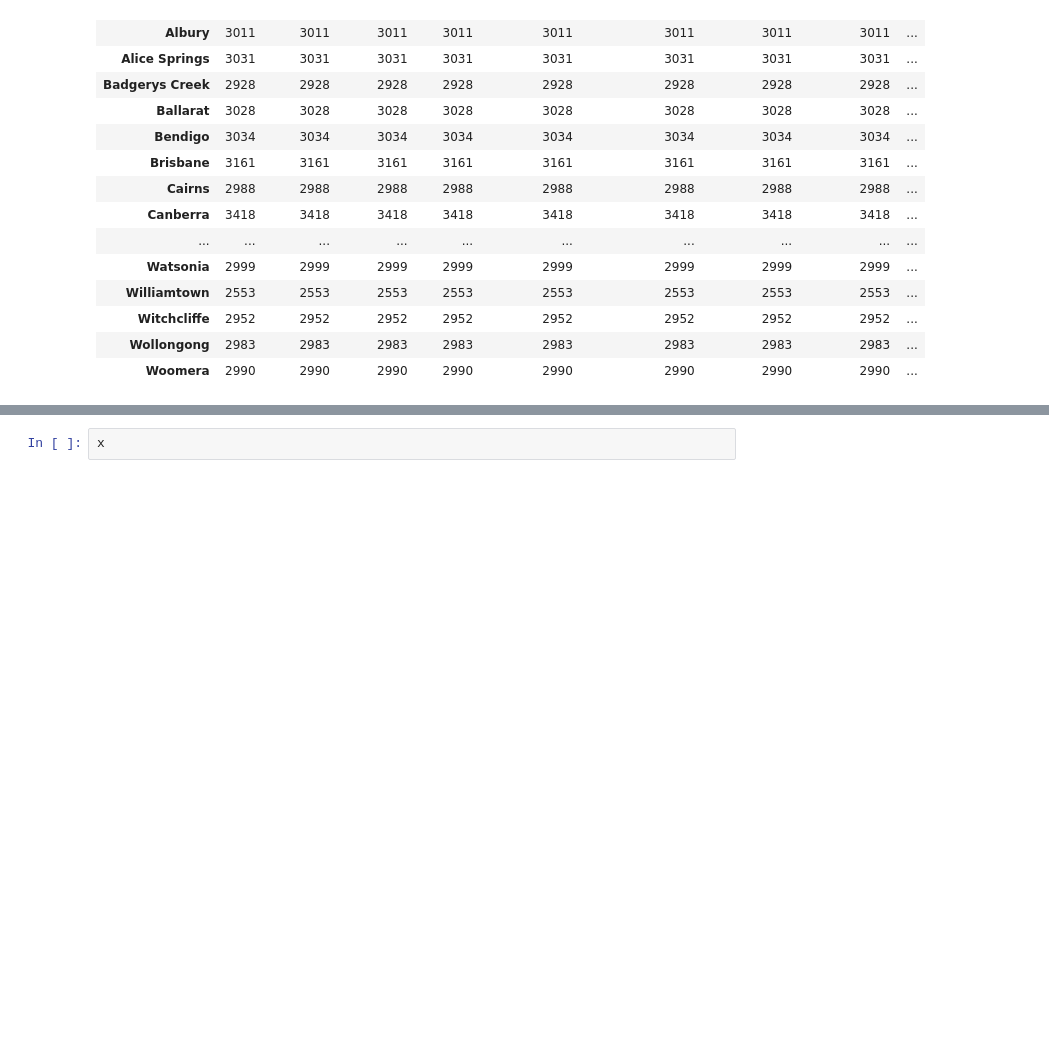
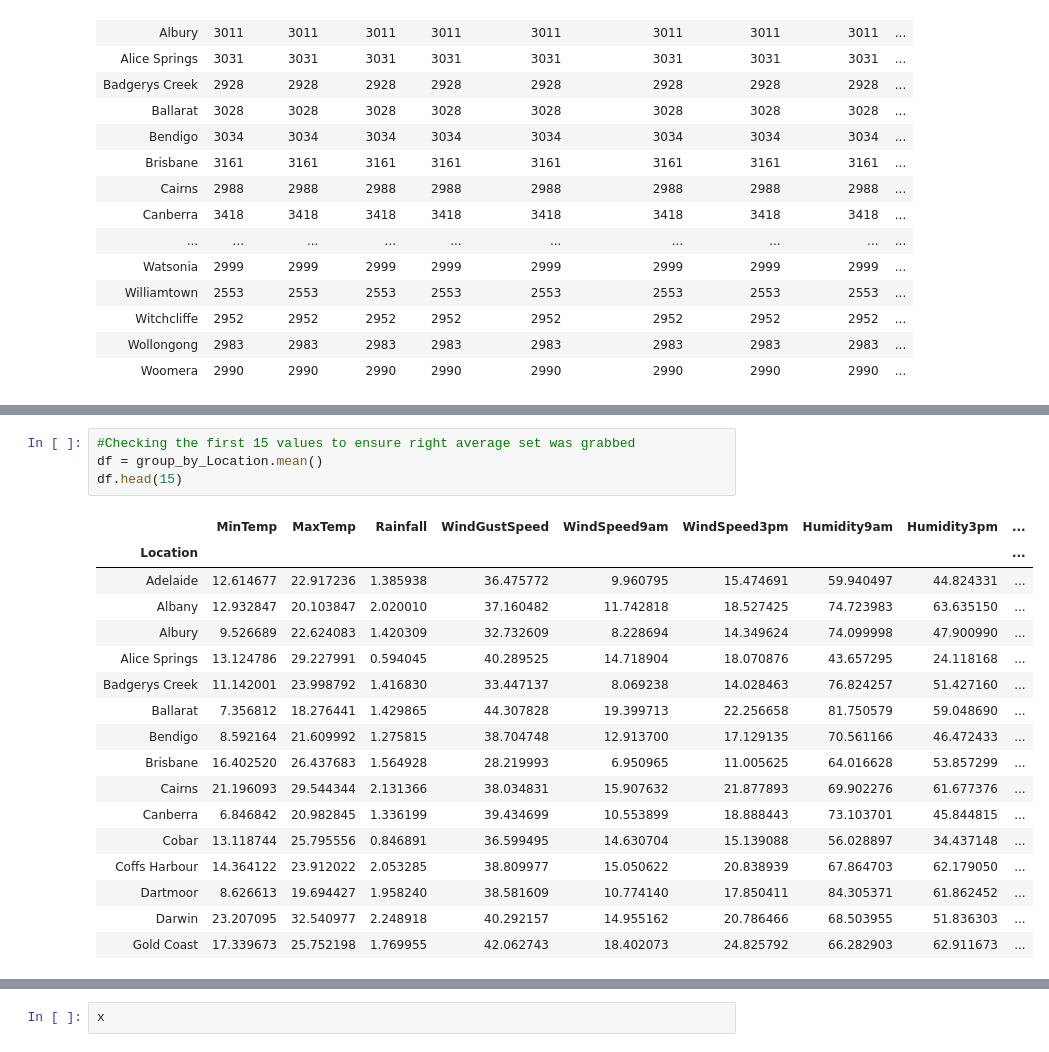
Before and after one commit to namvnngu/data-analysis-project, a Jupyter notebook: Source Code/Data Testing.ipynb, the cells around one changed output, grey strips where cells are left out. Saved outputs shown, nothing was run; the diff lists cells and outputs as text; blank space fills up the shorter version.

```diff
--- a/Source Code/Data Testing.ipynb
+++ b/Source Code/Data Testing.ipynb
@@ -123,2 +130,24 @@ df.head()
+# %%
+#Checking the first 15 values to ensure right average set was grabbed
+df = group_by_Location.mean()
+df.head(15)
+# %% [output]
+|  | MinTemp | MaxTemp | Rainfall | WindGustSpeed | WindSpeed9am | WindSpeed3pm | Humidity9am | Humidity3pm | ... |
+| Location |  |  |  |  |  |  |  |  | ... |
+| Adelaide | 12.614677 | 22.917236 | 1.385938 | 36.475772 | 9.960795 | 15.474691 | 59.940497 | 44.824331 | ... |
+| Albany | 12.932847 | 20.103847 | 2.020010 | 37.160482 | 11.742818 | 18.527425 | 74.723983 | 63.635150 | ... |
+| Albury | 9.526689 | 22.624083 | 1.420309 | 32.732609 | 8.228694 | 14.349624 | 74.099998 | 47.900990 | ... |
+| Alice Springs | 13.124786 | 29.227991 | 0.594045 | 40.289525 | 14.718904 | 18.070876 | 43.657295 | 24.118168 | ... |
+| Badgerys Creek | 11.142001 | 23.998792 | 1.416830 | 33.447137 | 8.069238 | 14.028463 | 76.824257 | 51.427160 | ... |
+| Ballarat | 7.356812 | 18.276441 | 1.429865 | 44.307828 | 19.399713 | 22.256658 | 81.750579 | 59.048690 | ... |
+| Bendigo | 8.592164 | 21.609992 | 1.275815 | 38.704748 | 12.913700 | 17.129135 | 70.561166 | 46.472433 | ... |
+| Brisbane | 16.402520 | 26.437683 | 1.564928 | 28.219993 | 6.950965 | 11.005625 | 64.016628 | 53.857299 | ... |
+| Cairns | 21.196093 | 29.544344 | 2.131366 | 38.034831 | 15.907632 | 21.877893 | 69.902276 | 61.677376 | ... |
+| Canberra | 6.846842 | 20.982845 | 1.336199 | 39.434699 | 10.553899 | 18.888443 | 73.103701 | 45.844815 | ... |
+| Cobar | 13.118744 | 25.795556 | 0.846891 | 36.599495 | 14.630704 | 15.139088 | 56.028897 | 34.437148 | ... |
+| Coffs Harbour | 14.364122 | 23.912022 | 2.053285 | 38.809977 | 15.050622 | 20.838939 | 67.864703 | 62.179050 | ... |
+| Dartmoor | 8.626613 | 19.694427 | 1.958240 | 38.581609 | 10.774140 | 17.850411 | 84.305371 | 61.862452 | ... |
+| Darwin | 23.207095 | 32.540977 | 2.248918 | 40.292157 | 14.955162 | 20.786466 | 68.503955 | 51.836303 | ... |
+| Gold Coast | 17.339673 | 25.752198 | 1.769955 | 42.062743 | 18.402073 | 24.825792 | 66.282903 | 62.911673 | ... |
 # %%
 #Graph of Min Temp vs Rainfall
```
Also changed, not shown: parts of 14 cells of this notebook.
